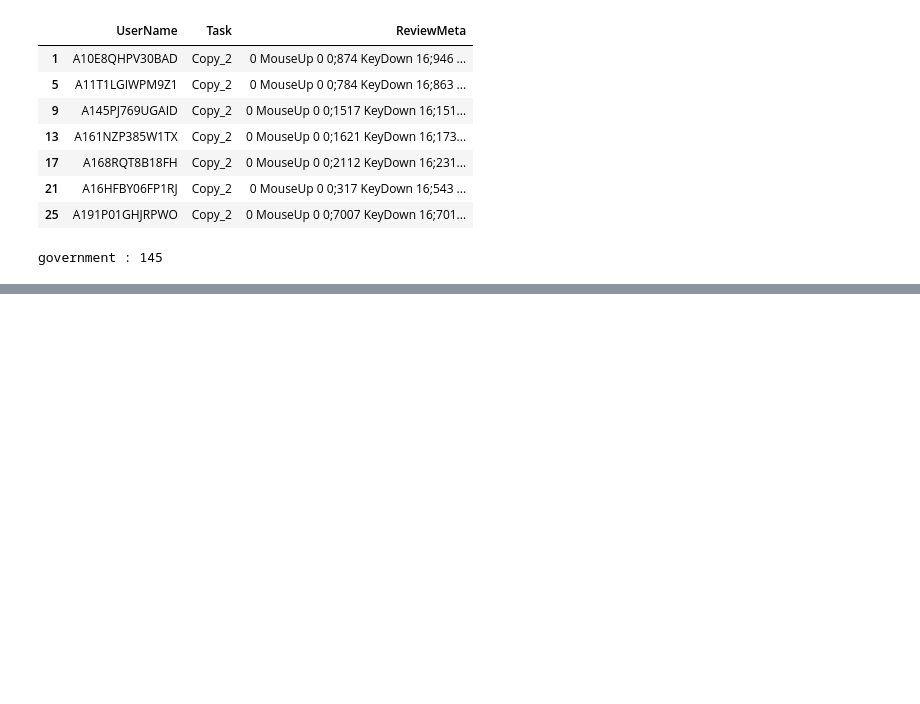
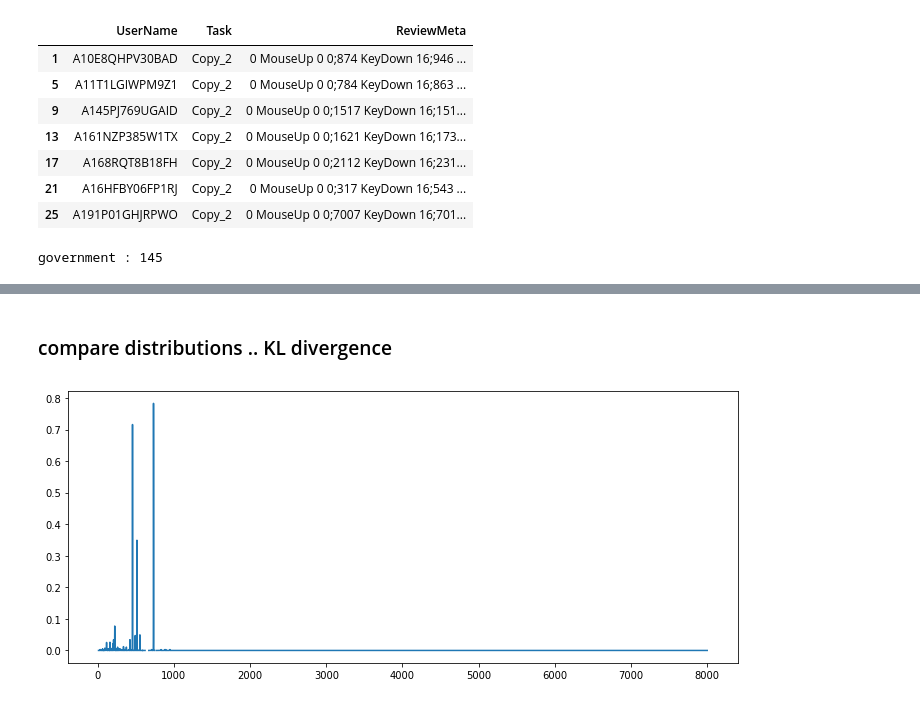
Before and after one commit to sigmaroles/keystroke-chunking, a Jupyter notebook: guncontrol_kde_pdf.ipynb, the cells around one changed output, grey strips where cells are left out. Drawn from its saved outputs; the diff is of its cells as text; code cells hidden in the pictures; blank space fills up the shorter version.

```diff
--- a/guncontrol_kde_pdf.ipynb
+++ b/guncontrol_kde_pdf.ipynb
@@ -84,3 +91,13 @@ for keyIndex in range(len(phrase)-1):
 [figure]
 [figure]
 [figure]
+# %% [markdown]
+### compare distributions .. KL divergence
+# %%
+divergence = kl_div(proba_values[0], proba_values[1])
+# %%
+xs = np.linspace(10,8000,20000)
+plt.plot(xs, divergence)
+plt.show()
+# %% [output]
+[figure, added]
```
Also changed, not shown: parts of 2 cells of this notebook, 1 other file.
